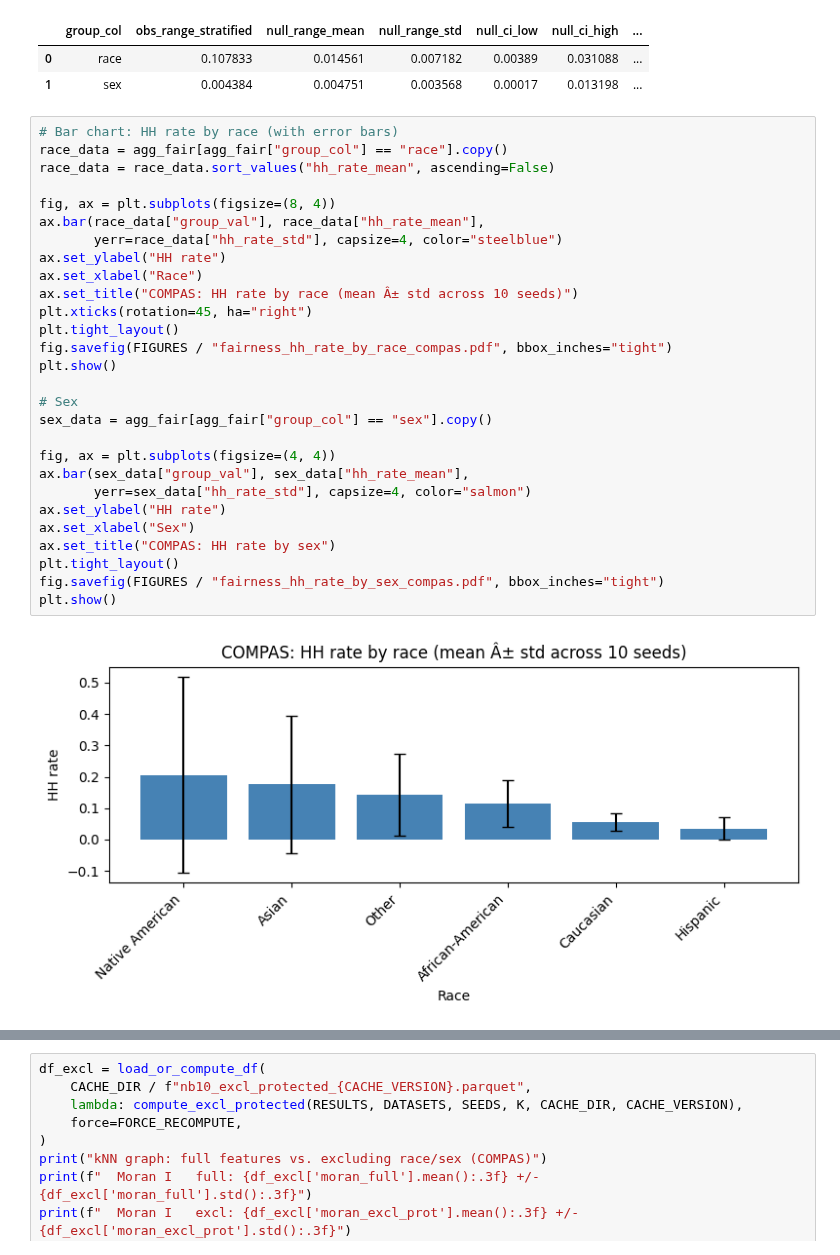
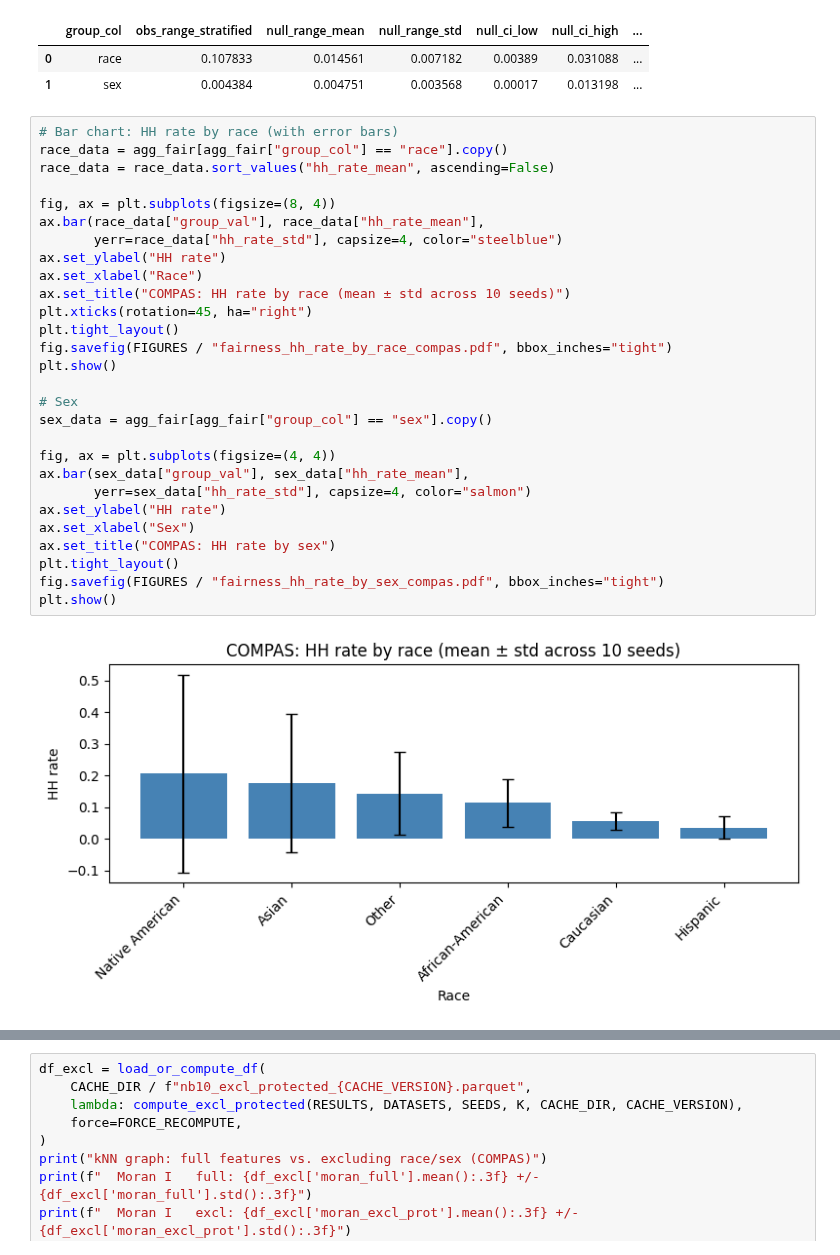
Before and after one commit to DejvisT/spatial-rashomon-multiplicity, a Jupyter notebook: notebooks/10_robustness_and_fairness.ipynb, the cells around one changed output, grey strips where cells are left out. Cells and saved outputs as stored; diff of their text form.

```diff
--- a/notebooks/10_robustness_and_fairness.ipynb
+++ b/notebooks/10_robustness_and_fairness.ipynb
@@ -248,33 +248,33 @@ Stratified permutation test: is HH-rate disparity larger than expected by chance
 # %%
 # Bar chart: HH rate by race (with error bars)
 race_data = agg_fair[agg_fair["group_col"] == "race"].copy()
 race_data = race_data.sort_values("hh_rate_mean", ascending=False)
 
 fig, ax = plt.subplots(figsize=(8, 4))
 ax.bar(race_data["group_val"], race_data["hh_rate_mean"],
        yerr=race_data["hh_rate_std"], capsize=4, color="steelblue")
 ax.set_ylabel("HH rate")
 ax.set_xlabel("Race")
-ax.set_title("COMPAS: HH rate by race (mean Â± std across 10 seeds)")
+ax.set_title("COMPAS: HH rate by race (mean ± std across 10 seeds)")
 plt.xticks(rotation=45, ha="right")
 plt.tight_layout()
 fig.savefig(FIGURES / "fairness_hh_rate_by_race_compas.pdf", bbox_inches="tight")
 plt.show()
 
 # Sex
 sex_data = agg_fair[agg_fair["group_col"] == "sex"].copy()
 
 fig, ax = plt.subplots(figsize=(4, 4))
 ax.bar(sex_data["group_val"], sex_data["hh_rate_mean"],
        yerr=sex_data["hh_rate_std"], capsize=4, color="salmon")
 ax.set_ylabel("HH rate")
 ax.set_xlabel("Sex")
 ax.set_title("COMPAS: HH rate by sex")
 plt.tight_layout()
 fig.savefig(FIGURES / "fairness_hh_rate_by_sex_compas.pdf", bbox_inches="tight")
 plt.show()
 # %% [output]
-[figure, old version]
+[figure, new version]
 [figure]
 # %%
 df_excl = load_or_compute_df(
```
Also changed, not shown: parts of 4 cells of this notebook, 19 other files.
